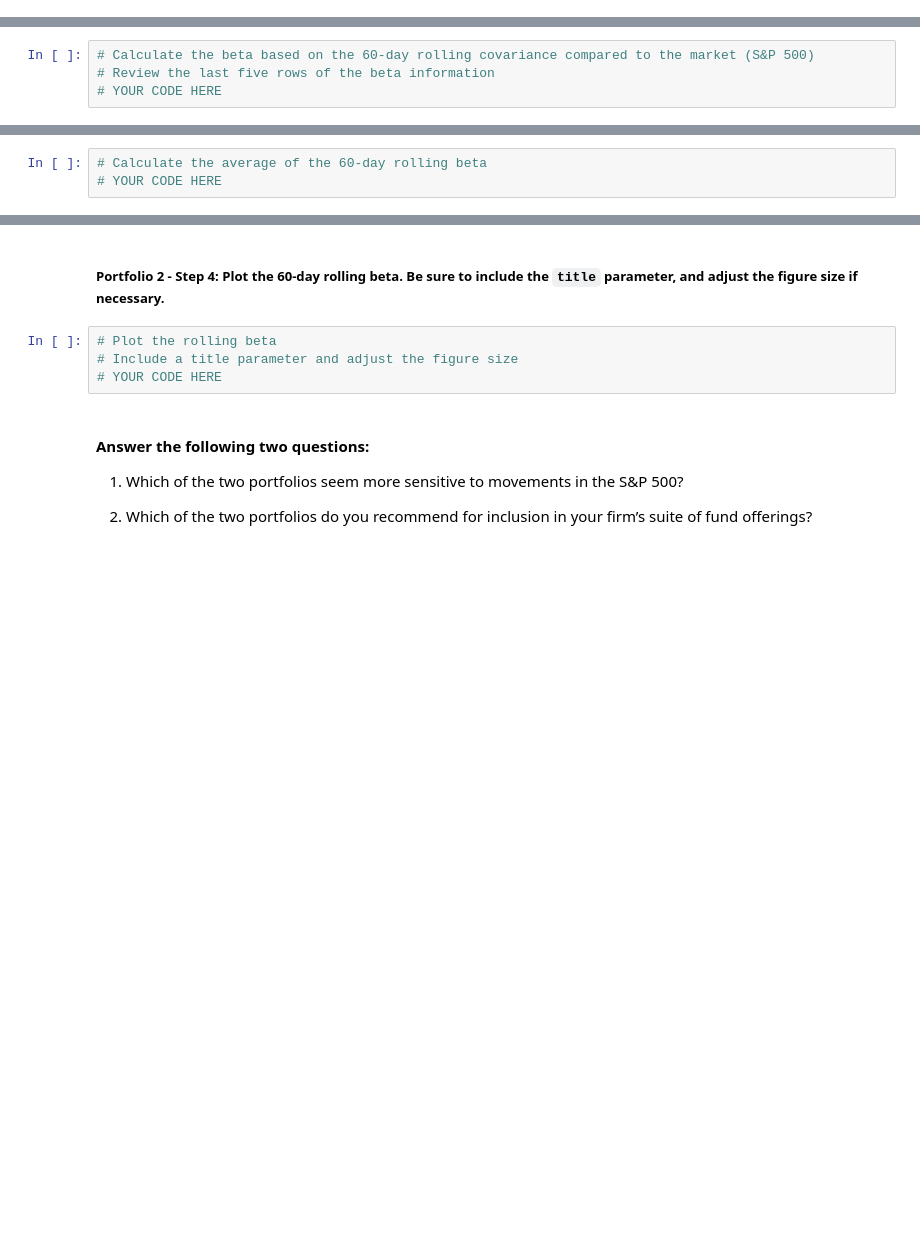
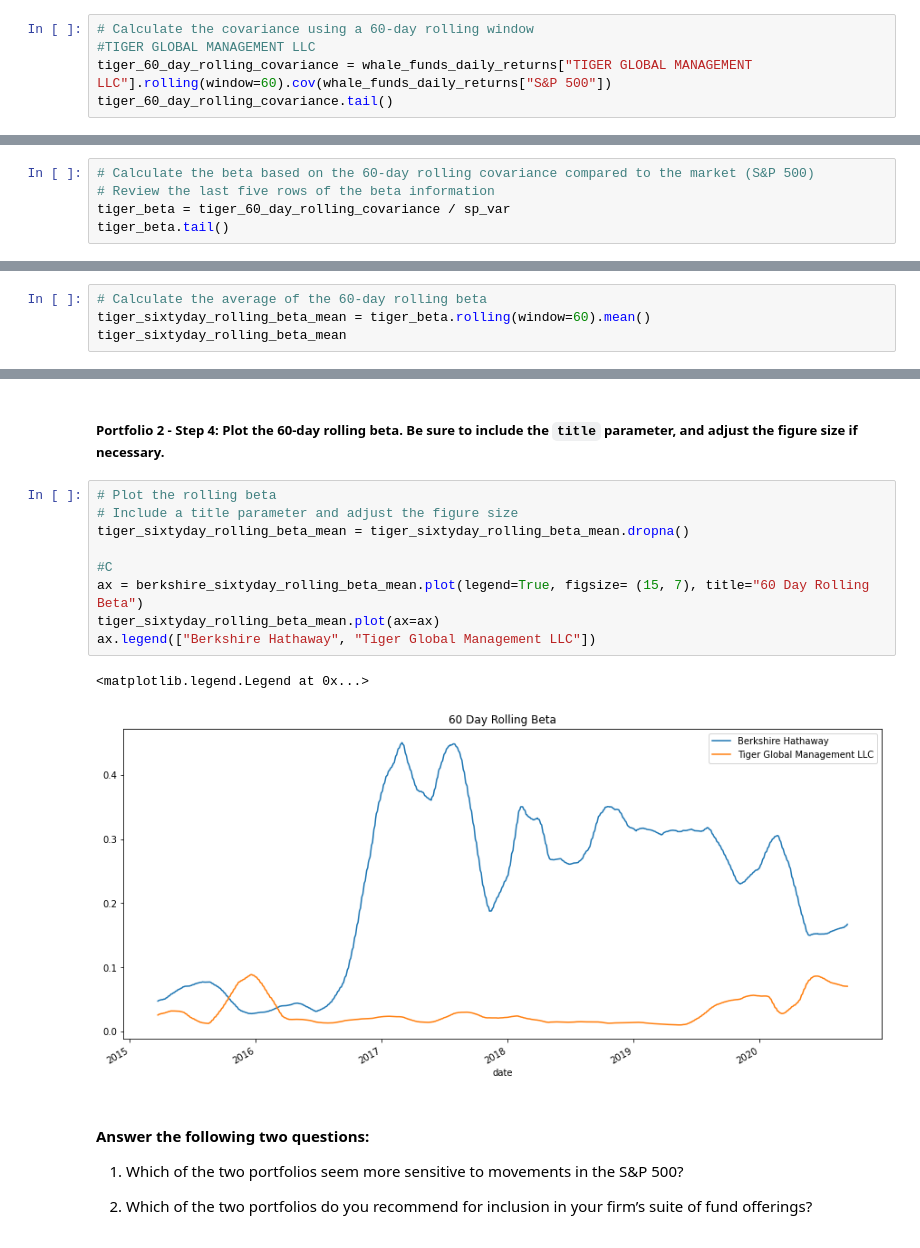
Before and after one commit to mathias1020/Challenge_4, a Jupyter notebook: risk_return_analysis.ipynb, the cells around one changed output, grey strips where cells are left out. Cells and saved outputs as stored; diff of their text form; blank space fills up the shorter version.

```diff
--- a/risk_return_analysis.ipynb
+++ b/risk_return_analysis.ipynb
@@ -425,0 +447,5 @@ dtype: float64
+# %%
+# Calculate the covariance using a 60-day rolling window
+#TIGER GLOBAL MANAGEMENT LLC
+tiger_60_day_rolling_covariance = whale_funds_daily_returns["TIGER GLOBAL MANAGEMENT LLC"].rolling(window=60).cov(whale_funds_daily_returns["S&P 500"])
+tiger_60_day_rolling_covariance.tail()
@@ -428,4 +462,5 @@ dtype: float64
 # %%
 # Calculate the beta based on the 60-day rolling covariance compared to the market (S&P 500)
 # Review the last five rows of the beta information
-# YOUR CODE HERE
+tiger_beta = tiger_60_day_rolling_covariance / sp_var
+tiger_beta.tail()
@@ -433,4 +476,5 @@ dtype: float64
 ##### Portfolio 2 - Step 3: Use the Pandas `mean` function to calculate the average value of the 60-day rolling beta of the portfolio.
 # %%
 # Calculate the average of the 60-day rolling beta
-# YOUR CODE HERE
+tiger_sixtyday_rolling_beta_mean = tiger_beta.rolling(window=60).mean()
+tiger_sixtyday_rolling_beta_mean
@@ -439,7 +497,15 @@ dtype: float64
 # %%
 # Plot the rolling beta
 # Include a title parameter and adjust the figure size
-# YOUR CODE HERE
+tiger_sixtyday_rolling_beta_mean = tiger_sixtyday_rolling_beta_mean.dropna()
+
+#C
+ax = berkshire_sixtyday_rolling_beta_mean.plot(legend=True, figsize= (15, 7), title="60 Day Rolling Beta")
+tiger_sixtyday_rolling_beta_mean.plot(ax=ax)
+ax.legend(["Berkshire Hathaway", "Tiger Global Management LLC"])
+# %% [output]
+<matplotlib.legend.Legend at 0x...>
+[figure, added]
 # %% [markdown]
 #### Answer the following two questions:
 
```
Also changed, not shown: parts of 9 cells of this notebook.
